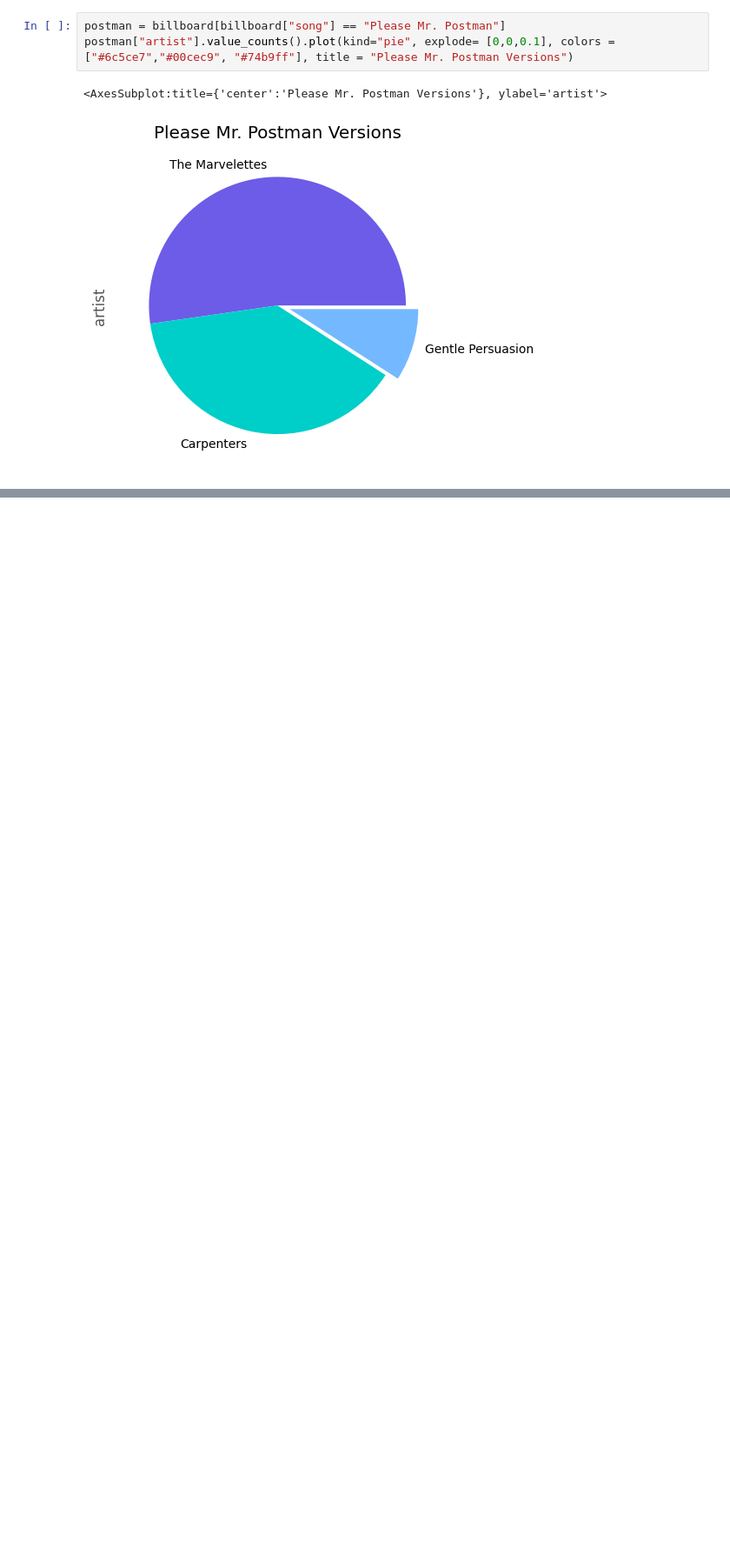
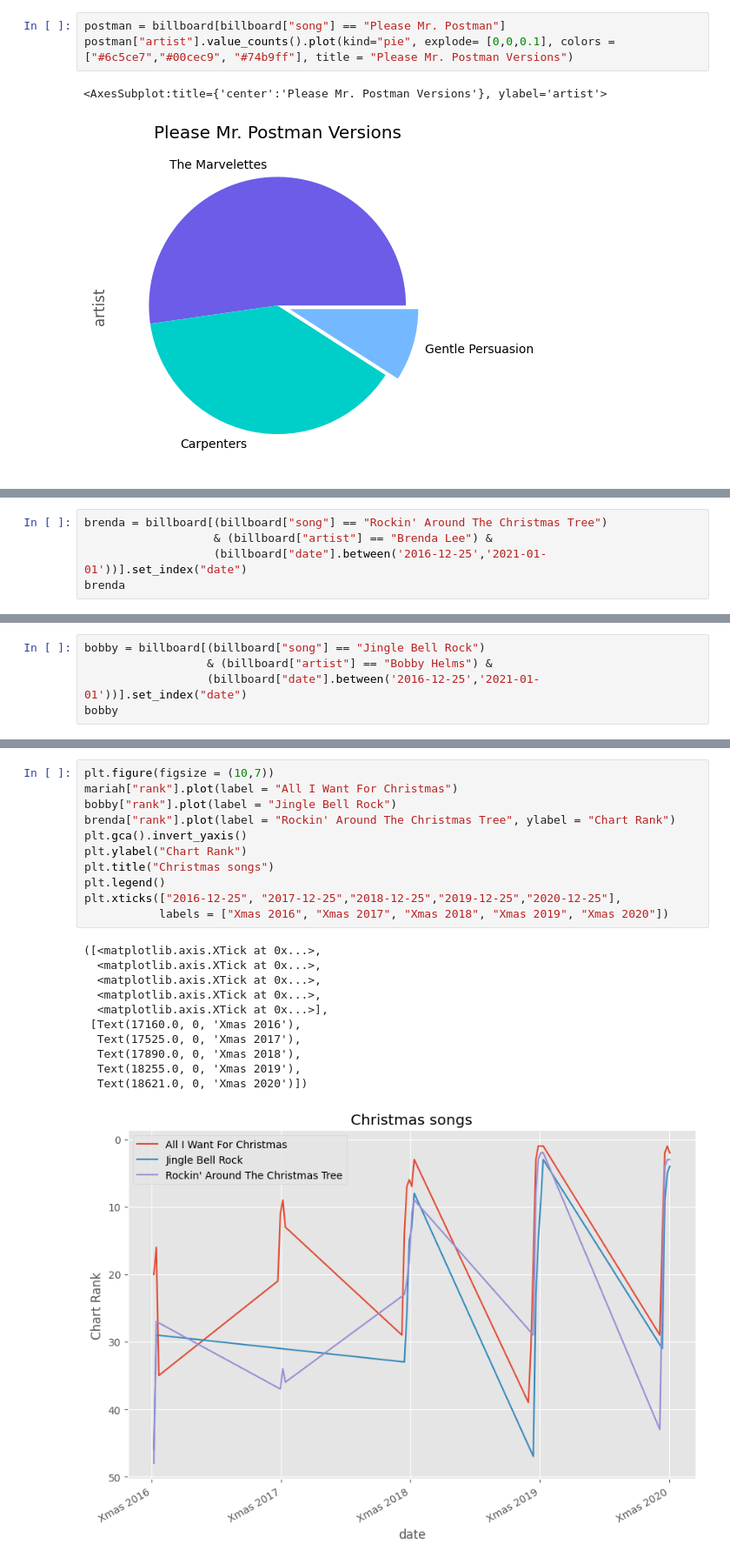
Before and after one commit to magdalenapek/Exercises, a Jupyter notebook: solutions_udemy_course/EXERCISE_12_Pandas_Plotting.ipynb, the cells around one changed output, grey strips where cells are left out. Shown at 87% size. Saved outputs shown, nothing was run; the diff lists cells and outputs as text; blank space fills up the shorter version.

```diff
--- a/solutions_udemy_course/EXERCISE_12_Pandas_Plotting.ipynb
+++ b/solutions_udemy_course/EXERCISE_12_Pandas_Plotting.ipynb
@@ -91,0 +125,5 @@ To invert the y-axis, use `plt.gca().invert_yaxis()`
+# %%
+brenda = billboard[(billboard["song"] == "Rockin' Around The Christmas Tree")
+                   & (billboard["artist"] == "Brenda Lee") &
+                   (billboard["date"].between('2016-12-25','2021-01-01'))].set_index("date")
+brenda
@@ -91,0 +149,5 @@ To invert the y-axis, use `plt.gca().invert_yaxis()`
+# %%
+bobby = billboard[(billboard["song"] == "Jingle Bell Rock")
+                  & (billboard["artist"] == "Bobby Helms") &
+                  (billboard["date"].between('2016-12-25','2021-01-01'))].set_index("date")
+bobby
@@ -92,3 +173,26 @@ To invert the y-axis, use `plt.gca().invert_yaxis()`
+# %%
+plt.figure(figsize = (10,7))
+mariah["rank"].plot(label = "All I Want For Christmas")
+bobby["rank"].plot(label = "Jingle Bell Rock")
+brenda["rank"].plot(label = "Rockin' Around The Christmas Tree", ylabel = "Chart Rank")
+plt.gca().invert_yaxis()
+plt.ylabel("Chart Rank")
+plt.title("Christmas songs")
+plt.legend()
+plt.xticks(["2016-12-25", "2017-12-25","2018-12-25","2019-12-25","2020-12-25"],
+           labels = ["Xmas 2016", "Xmas 2017", "Xmas 2018", "Xmas 2019", "Xmas 2020"])
+# %% [output]
+([<matplotlib.axis.XTick at 0x...>,
+  <matplotlib.axis.XTick at 0x...>,
+  <matplotlib.axis.XTick at 0x...>,
+  <matplotlib.axis.XTick at 0x...>,
+  <matplotlib.axis.XTick at 0x...>],
+ [Text(17160.0, 0, 'Xmas 2016'),
+  Text(17525.0, 0, 'Xmas 2017'),
+  Text(17890.0, 0, 'Xmas 2018'),
+  Text(18255.0, 0, 'Xmas 2019'),
+  Text(18621.0, 0, 'Xmas 2020')])
+[figure, added]
 # %% [markdown]
 ## Part 5
 
```
Also changed, not shown: parts of 11 cells of this notebook.
